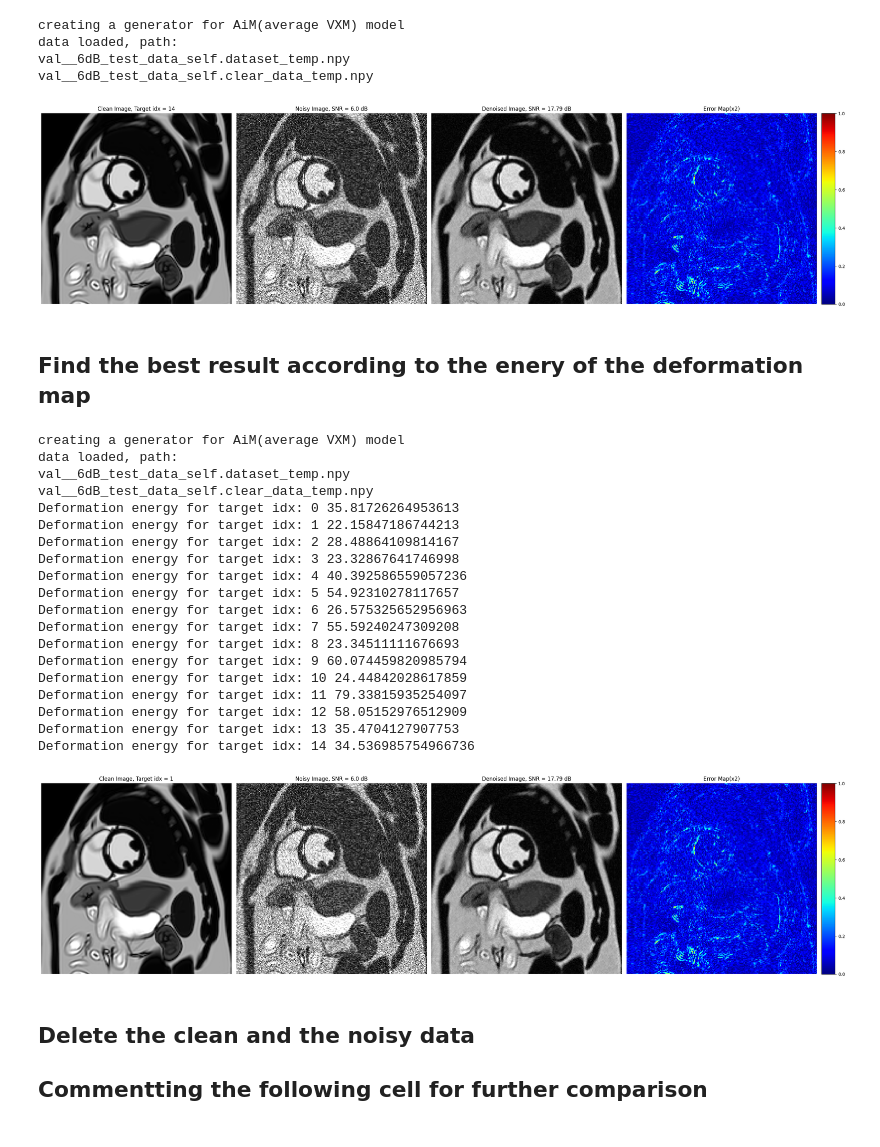
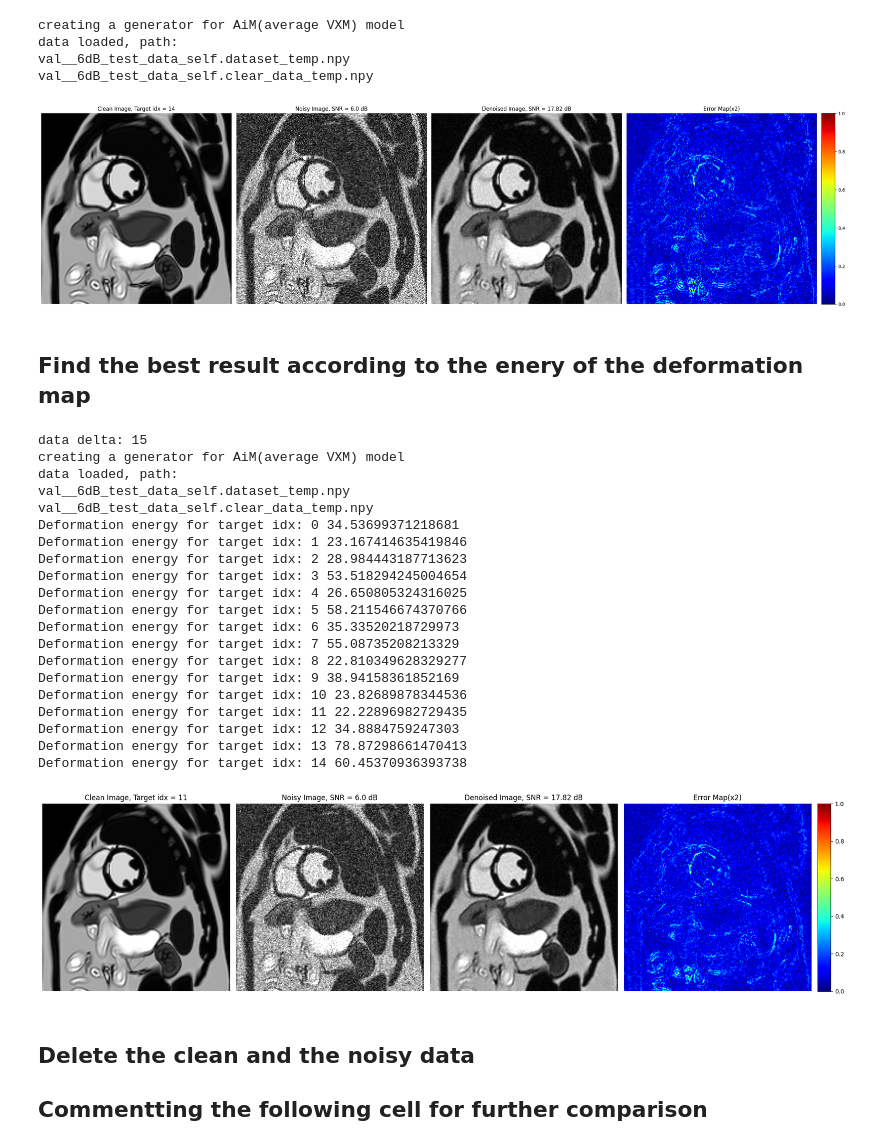
Before and after one commit to OSU-MR/aimed, a Jupyter notebook: demo.ipynb, the cells around one changed output. Cells and saved outputs as stored; diff of their text form; code cells hidden in the pictures.

```diff
--- a/demo.ipynb
+++ b/demo.ipynb
@@ -181,7 +181,8 @@ model = create_model(model_name, device_number, mode2train= interpolation_model
 selected_target = 14
 prefix_val = 'test_data' #prefix for saving the clean and noisy data for further comparison with other methods
 generator_test = create_generators_val(model_name, dataset_test, dataset_test_with_noise, selected_target= selected_target, prefix_val = '_'+str(Target_SNR)+'dB_'+prefix_val,
-                                                  brightness_augmentation = False, data_shift = False, change_noise = False)
+                                                  brightness_augmentation = False, data_shift = False, change_noise = False,
+                                                  data_start = 7, data_end = 22)
 # %% [output]
 creating a generator for AiM(average VXM) model
 data loaded, path:
@@ -235,10 +236,19 @@ for inputs, y_true in generator_test:
 
     plt.show()
 # %% [output]
-[figure, old version]
+[figure, new version]
 # %% [markdown]
 ## Find the best result according to the enery of the deformation map
 # %%
+#clean the dataset cache
+#this data is the same as the original clean data
+try:
+    os.remove('val__'+str(Target_SNR)+'dB_'+prefix_val+'_self.dataset_temp.npy')
+    #this data is the noisy data use this for further comparison with other methods without changing the noise realization
+    os.remove('val__'+str(Target_SNR)+'dB_'+prefix_val+'_self.clear_data_temp.npy')
+except:
+    pass
+
 # we can also find the best target image according to the energy of the deformation map
 model_name = 'AiM_model'
 device_number = 0
@@ -251,11 +261,16 @@ else:
     pre_trained_weight_path = './pre_trained_weights/healthy_subject/0.08_0.05_AiM_model_loss_LDC_bicubic_28_3_2500/20240220202011.weights'
 
 model = create_model(model_name, device_number, mode2train= interpolation_model , int_steps = int_steps, pre_trained_weight_path = pre_trained_weight_path).to(device[device_number])
-
-selected_target = list(range(15)) #go through all the targets to find the best one according to the energy of the deformation map, we have 15 repeats here
+#orginal data has 29 images, following index is doing data[data_start:data_end] for using only 15 images
+#you can change the data_start and data_end to use different number of source images
+data_start = 7
+data_end = 22
+print('data delta:', data_end - data_start )
+selected_target = list(range(data_end - data_start)) #go through all the targets to find the best one according to the energy of the deformation map, we have 15 repeats here
 prefix_val = 'test_data' #prefix for saving the clean and noisy data for further comparison with other methods
 generator_test = create_generators_val(model_name, dataset_test, dataset_test_with_noise, selected_target= selected_target, prefix_val = '_'+str(Target_SNR)+'dB_'+prefix_val,
-                                                  brightness_augmentation = False, data_shift = False, change_noise = False)
+                                                  brightness_augmentation = False, data_shift = False, change_noise = False,
+                                                  data_start = data_start, data_end = data_end)
 
 deformation_energy_min = np.inf
 deformation_energy_min_idx = None
@@ -287,50 +302,51 @@ for inputs, y_true in generator_test:
 if dataset_type != 3:
     SNR_for_test = round(SNR(ref_complex,result_complex),2)
     SNR_for_noisy_image = round(SNR(ref_complex,noisy_target_complex),2)
 
-fig = plt.figure(figsize=(32, 8))
+fig = plt.figure(figsize=(24, 6))
 grid = ImageGrid(fig, 111, nrows_ncols=(1, 4), axes_pad=0.15, share_all=True, cbar_location="right", cbar_mode="single", cbar_size="7%", cbar_pad=0.15)
 # True image
 ax = grid[0];im = ax.imshow(np.abs(ref_complex), cmap='gray', vmin=0, vmax=1);ax.axis('off')
 #noisy image
 ax = grid[1];ax.imshow(np.abs(noisy_target_complex), cmap='gray', vmin=0, vmax=1);ax.axis('off')
 # Result image
 ax = grid[2];ax.imshow(np.abs(result_complex), cmap='gray', vmin=0, vmax=1);ax.axis('off')
 # Difference image
 ax = grid[3];im = ax.imshow(np.abs(diff_complex)*2, cmap='jet', vmin=0, vmax=1);ax.axis('off')
 # Add colorbar for the last image
 grid.cbar_axes[0].colorbar(im)
 # Set titles
 grid[0].set_title('Clean Image, Target idx = ' + str(deformation_energy_min_idx))
 if dataset_type != 3:
     grid[1].set_title('Noisy Image, SNR = ' + str(SNR_for_noisy_image) + ' dB')
     grid[2].set_title('Denoised Image, SNR = ' + str(SNR_for_test) + ' dB')
 else:
     grid[1].set_title('Noisy Image, No Noise Added')
     grid[2].set_title('Denoised Image')
 grid[3].set_title('Error Map(x2)')
 plt.show()
 # %% [output]
+data delta: 15
 creating a generator for AiM(average VXM) model
 data loaded, path:
 val__6dB_test_data_self.dataset_temp.npy
 val__6dB_test_data_self.clear_data_temp.npy
-Deformation energy for target idx: 0 35.81726264953613
-Deformation energy for target idx: 1 22.15847186744213
-Deformation energy for target idx: 2 28.48864109814167
-Deformation energy for target idx: 3 23.32867641746998
-Deformation energy for target idx: 4 40.392586559057236
-Deformation energy for target idx: 5 54.92310278117657
-Deformation energy for target idx: 6 26.575325652956963
-Deformation energy for target idx: 7 55.59240247309208
-Deformation energy for target idx: 8 23.34511111676693
-Deformation energy for target idx: 9 60.074459820985794
-Deformation energy for target idx: 10 24.44842028617859
-Deformation energy for target idx: 11 79.33815935254097
-Deformation energy for target idx: 12 58.05152976512909
-Deformation energy for target idx: 13 35.4704127907753
-Deformation energy for target idx: 14 34.536985754966736
+Deformation energy for target idx: 0 34.53699371218681
+Deformation energy for target idx: 1 23.167414635419846
+Deformation energy for target idx: 2 28.984443187713623
+Deformation energy for target idx: 3 53.518294245004654
+Deformation energy for target idx: 4 26.650805324316025
+Deformation energy for target idx: 5 58.211546674370766
+Deformation energy for target idx: 6 35.33520218729973
+Deformation energy for target idx: 7 55.08735208213329
+Deformation energy for target idx: 8 22.810349628329277
+Deformation energy for target idx: 9 38.94158361852169
+Deformation energy for target idx: 10 23.82689878344536
+Deformation energy for target idx: 11 22.22896982729435
+Deformation energy for target idx: 12 34.8884759247303
+Deformation energy for target idx: 13 78.87298661470413
+Deformation energy for target idx: 14 60.45370936393738
-[figure, old version]
+[figure, new version]
 # %% [markdown]
 ## Delete the clean and the noisy data
 ## Commentting the following cell for further comparison
```
Also changed, not shown: 1 other file.
